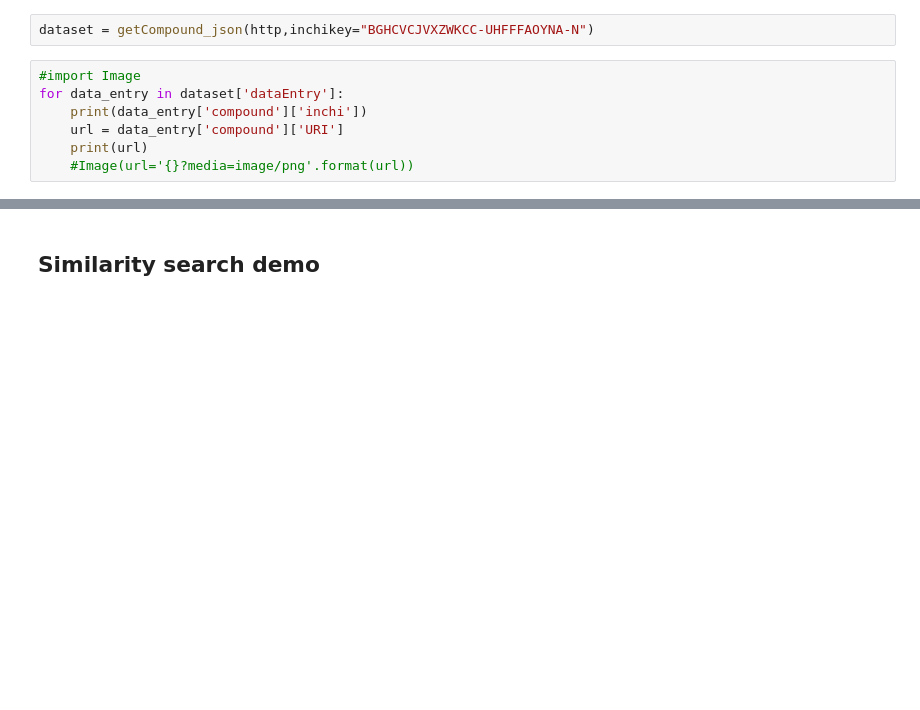
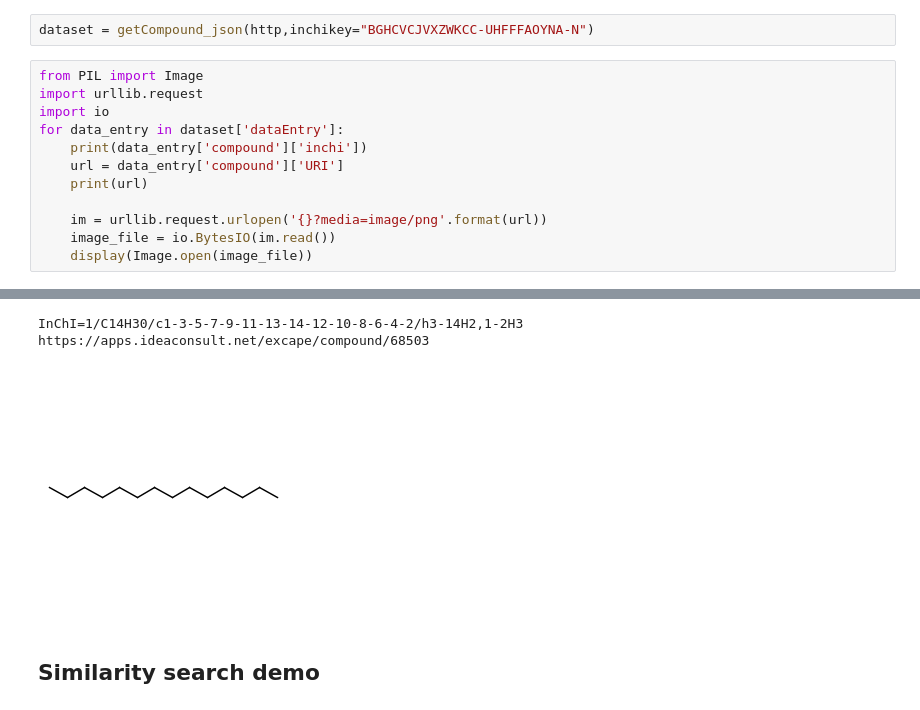
Before and after one commit to ideaconsult/apps-ambit, a Jupyter notebook: excapedb/excapedb.ipynb, the cells around one changed output, grey strips where cells are left out. Drawn from its saved outputs; the diff is of its cells as text; blank space fills up the shorter version.

Commit message:
reading compound picture from the server T231

```diff
--- a/excapedb/excapedb.ipynb
+++ b/excapedb/excapedb.ipynb
@@ -151,10 +152,15 @@ mol=getCompound_mol(http,inchikey="BGHCVCJVXZWKCC-UHFFFAOYNA-N")
 # %%
 dataset = getCompound_json(http,inchikey="BGHCVCJVXZWKCC-UHFFFAOYNA-N")
 # %%
-#import Image
+from PIL import Image
+import urllib.request
+import io
 for data_entry in dataset['dataEntry']:
     print(data_entry['compound']['inchi'])
     url = data_entry['compound']['URI']
     print(url)
-    #Image(url='{}?media=image/png'.format(url))
+
+    im = urllib.request.urlopen('{}?media=image/png'.format(url))
+    image_file = io.BytesIO(im.read())
+    display(Image.open(image_file))
 # %% [output]
@@ -163,3 +169,6 @@ https://apps.ideaconsult.net/excape/compound/68503
+InChI=1/C14H30/c1-3-5-7-9-11-13-14-12-10-8-6-4-2/h3-14H2,1-2H3
+https://apps.ideaconsult.net/excape/compound/68503
+[figure, added]
 # %% [markdown]
 ## Similarity search demo
 # %%
```
Also changed, not shown: parts of 2 cells of this notebook.
